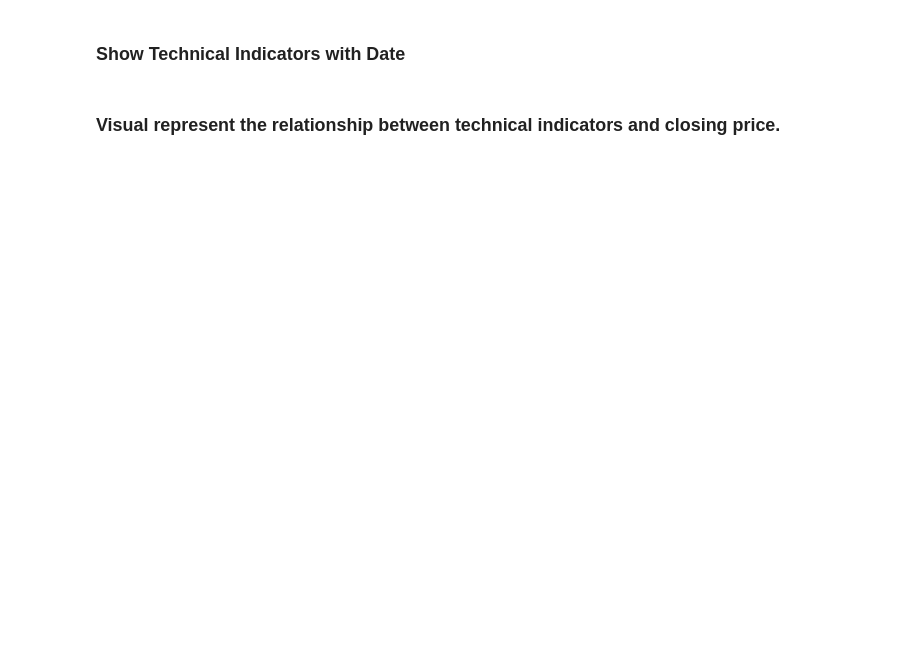
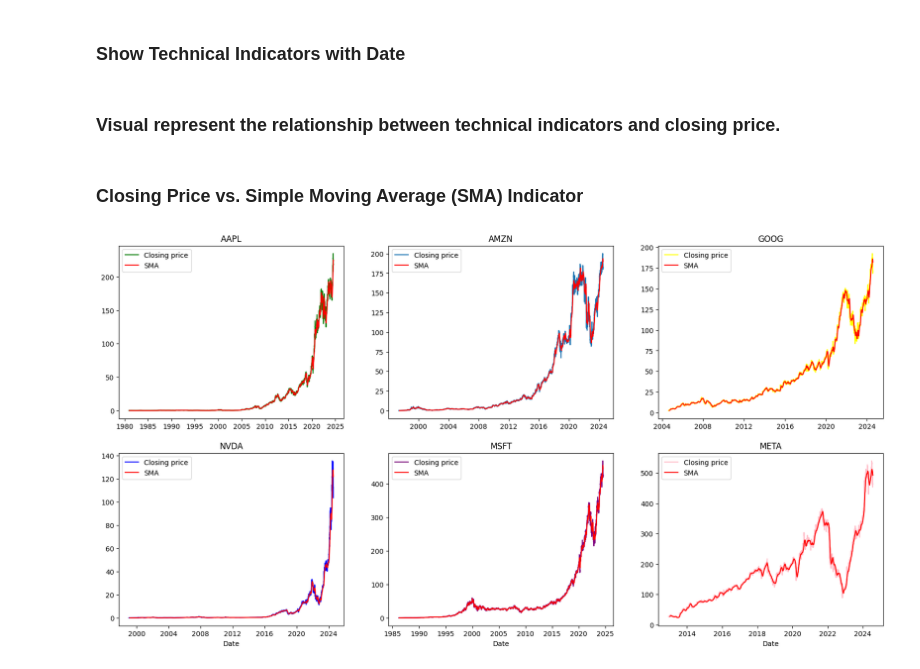
Before and after one commit to Ofgeha-Gelana/SentimentStockPredictor, a Jupyter notebook: notebooks/quantitative analyses.ipynb, the cells around one changed output. Cells and saved outputs as stored; diff of their text form; code cells hidden in the pictures; blank space fills up the shorter version.

Commit message:
added technical indicator vs Closing price function

```diff
--- a/notebooks/quantitative analyses.ipynb
+++ b/notebooks/quantitative analyses.ipynb
@@ -265,0 +280,8 @@ showTechnicalIndicator(stock_data_aapl,'RSI')
+# %% [markdown]
+### Closing Price vs. Simple Moving Average (SMA) Indicator
+# %%
+technicalIndicatorsVsClosingPrice(stock_data_aapl,stock_data_amzn,stock_data_goog,stock_data_meta,stock_data_msft,stock_data_nvda,'SMA')
+# Identifying trends, support and resistance levels.
+# A rising SMA suggests an uptrend, while a falling SMA indicates a downtrend.
+# %% [output]
+[figure, added]
```
Also changed, not shown: parts of 7 cells of this notebook, 1 other file.
